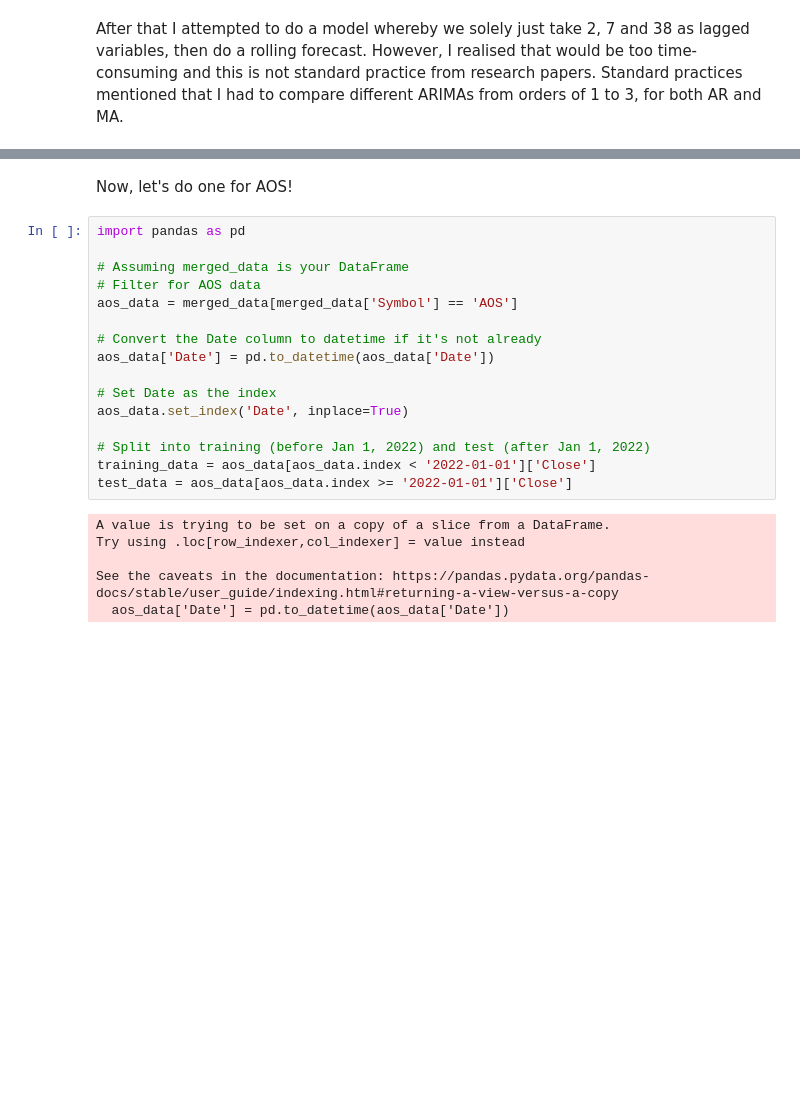
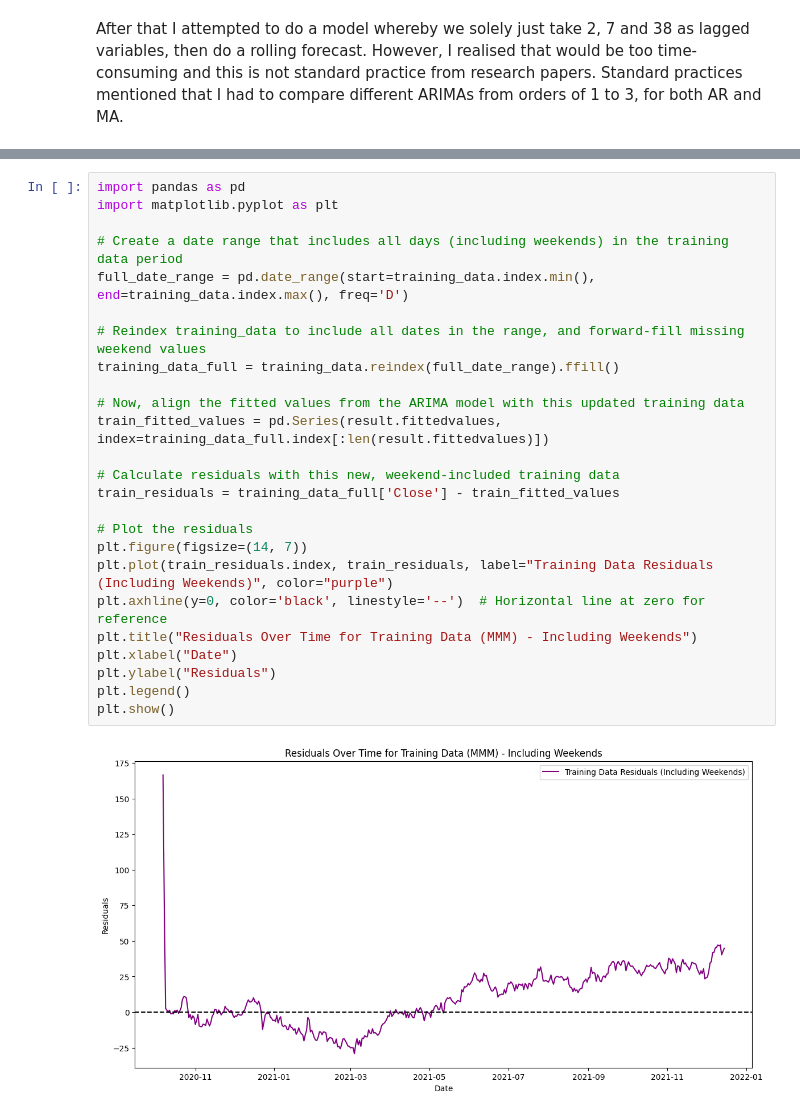
Before and after one commit to yothisisash/IT1244-Stock-Market, a Jupyter notebook: aswin.ipynb, the cells around one changed output, grey strips where cells are left out. Saved outputs shown, nothing was run; the diff lists cells and outputs as text; blank space fills up the shorter version.

```diff
--- a/aswin.ipynb
+++ b/aswin.ipynb
@@ -770,27 +782,30 @@ plt.legend()
 plt.show()
 # %% [output]
 [figure]
-# %% [markdown]
-Now, let's do one for AOS!
-# %%
-import pandas as pd
-
-# Assuming merged_data is your DataFrame
-# Filter for AOS data
-aos_data = merged_data[merged_data['Symbol'] == 'AOS']
-
-# Convert the Date column to datetime if it's not already
-aos_data['Date'] = pd.to_datetime(aos_data['Date'])
-
-# Set Date as the index
-aos_data.set_index('Date', inplace=True)
-
-# Split into training (before Jan 1, 2022) and test (after Jan 1, 2022)
-training_data = aos_data[aos_data.index < '2022-01-01']['Close']
-test_data = aos_data[aos_data.index >= '2022-01-01']['Close']
-# %% [output]
-A value is trying to be set on a copy of a slice from a DataFrame.
-Try using .loc[row_indexer,col_indexer] = value instead
-
-See the caveats in the documentation: https://pandas.pydata.org/pandas-docs/stable/user_guide/indexing.html#returning-a-view-versus-a-copy
-  aos_data['Date'] = pd.to_datetime(aos_data['Date'])
+# %%
+import pandas as pd
+import matplotlib.pyplot as plt
+
+# Create a date range that includes all days (including weekends) in the training data period
+full_date_range = pd.date_range(start=training_data.index.min(), end=training_data.index.max(), freq='D')
+
+# Reindex training_data to include all dates in the range, and forward-fill missing weekend values
+training_data_full = training_data.reindex(full_date_range).ffill()
+
+# Now, align the fitted values from the ARIMA model with this updated training data
+train_fitted_values = pd.Series(result.fittedvalues, index=training_data_full.index[:len(result.fittedvalues)])
+
+# Calculate residuals with this new, weekend-included training data
+train_residuals = training_data_full['Close'] - train_fitted_values
+
+# Plot the residuals
+plt.figure(figsize=(14, 7))
+plt.plot(train_residuals.index, train_residuals, label="Training Data Residuals (Including Weekends)", color="purple")
+plt.axhline(y=0, color='black', linestyle='--')  # Horizontal line at zero for reference
+plt.title("Residuals Over Time for Training Data (MMM) - Including Weekends")
+plt.xlabel("Date")
+plt.ylabel("Residuals")
+plt.legend()
+plt.show()
+# %% [output]
+[figure, added]
```
Also changed, not shown: parts of 14 cells of this notebook.
